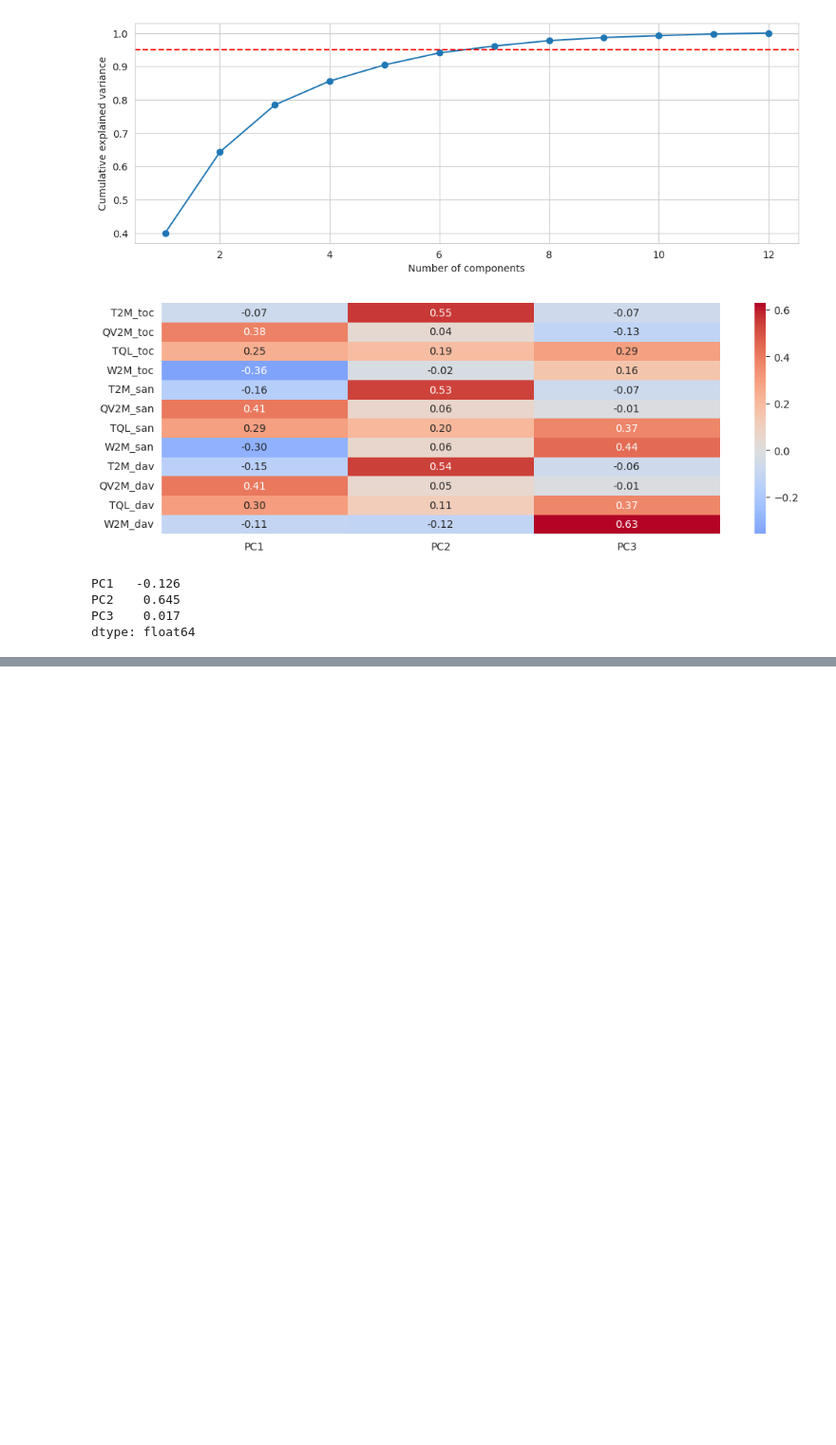
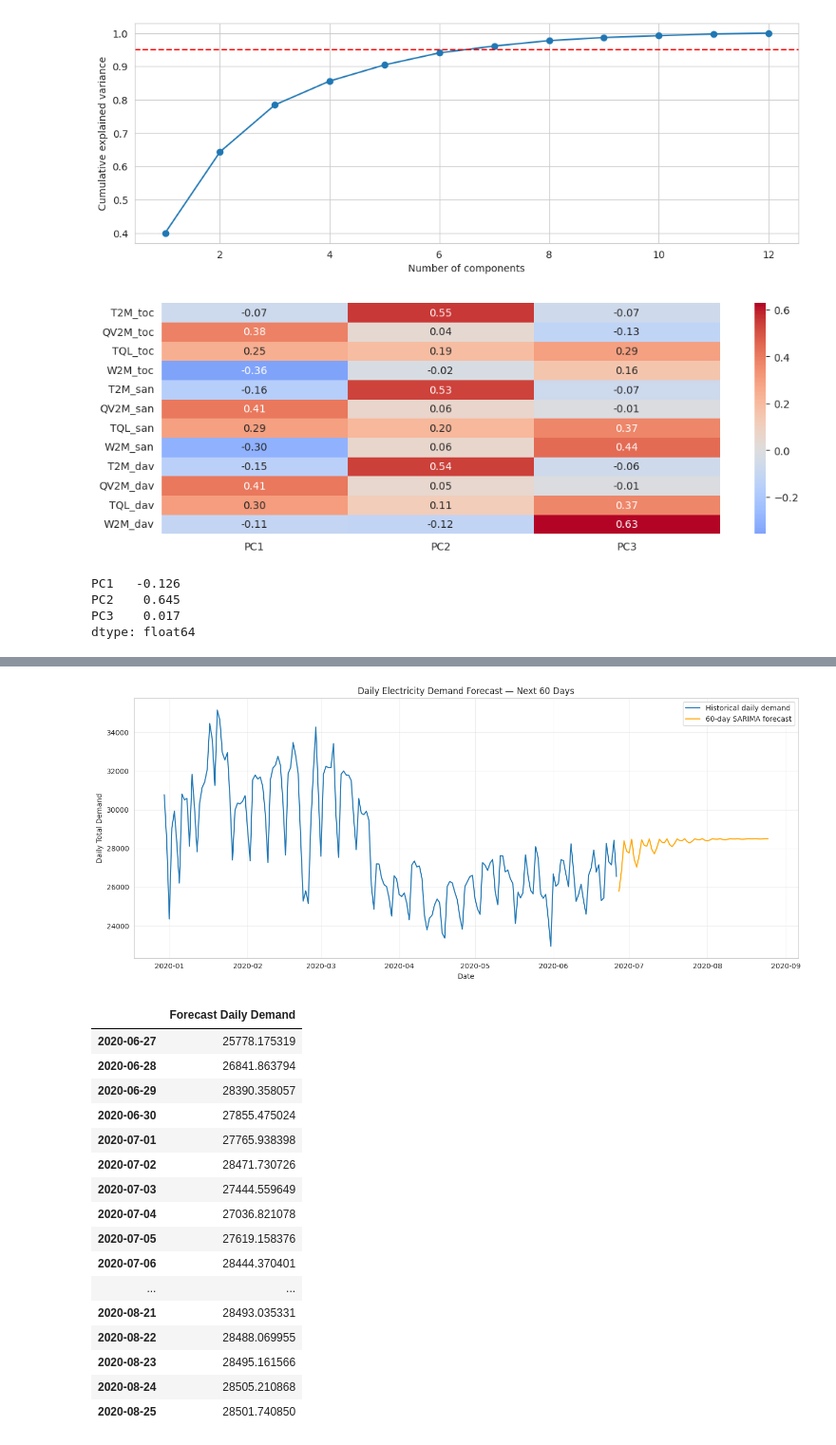
Before and after one commit to Handdyy11/Electricity_load_forecasting, a Jupyter notebook: Electricity_forcasting.ipynb, the cells around one changed output, grey strips where cells are left out. Shown at 95% size. Cells and saved outputs as stored; diff of their text form; code cells hidden in the pictures; blank space fills up the shorter version.

```diff
--- a/Electricity_forcasting.ipynb
+++ b/Electricity_forcasting.ipynb
@@ -305,0 +507,72 @@ dtype: float64
+# %%
+
+from statsmodels.tsa.statespace.sarimax import SARIMAX
+import matplotlib.pyplot as plt
+import pandas as pd
+
+# Use all complete daily observations
+series = daily_complete["daily_demand"].astype(float).sort_index()
+
+# SARIMA with weekly seasonality
+model = SARIMAX(
+    series,
+    order=(1, 0, 1),
+    seasonal_order=(1, 0, 1, 7),
+    trend="c",
+    enforce_stationarity=False,
+    enforce_invertibility=False
+)
+
+model_fit = model.fit(disp=False)
+
+# Forecast next 60 days
+forecast_result = model_fit.get_forecast(steps=60)
+forecast = forecast_result.predicted_mean
+
+forecast_dates = pd.date_range(
+    start=series.index[-1] + pd.Timedelta(days=1),
+    periods=60,
+    freq="D"
+)
+forecast.index = forecast_dates
+
+# Plot recent history and forecast
+plt.figure(figsize=(14, 6))
+plt.plot(
+    series.index[-180:], series.iloc[-180:],
+    label="Historical daily demand"
+)
+plt.plot(
+    forecast.index, forecast,
+    label="60-day SARIMA forecast",
+    color="orange"
+)
+
+plt.title("Daily Electricity Demand Forecast — Next 60 Days")
+plt.xlabel("Date")
+plt.ylabel("Daily Total Demand")
+plt.legend()
+plt.grid(True, alpha=0.3)
+plt.tight_layout()
+plt.show()
+
+display(forecast.to_frame("Forecast Daily Demand"))
+# %% [output]
+[figure, added]
+|  | Forecast Daily Demand |
+| 2020-06-27 | 25778.175319 |
+| 2020-06-28 | 26841.863794 |
+| 2020-06-29 | 28390.358057 |
+| 2020-06-30 | 27855.475024 |
+| 2020-07-01 | 27765.938398 |
+| 2020-07-02 | 28471.730726 |
+| 2020-07-03 | 27444.559649 |
+| 2020-07-04 | 27036.821078 |
+| 2020-07-05 | 27619.158376 |
+| 2020-07-06 | 28444.370401 |
+| ... | ... |
+| 2020-08-21 | 28493.035331 |
+| 2020-08-22 | 28488.069955 |
+| 2020-08-23 | 28495.161566 |
+| 2020-08-24 | 28505.210868 |
+| 2020-08-25 | 28501.740850 |
```
Also changed, not shown: parts of 15 cells of this notebook.
